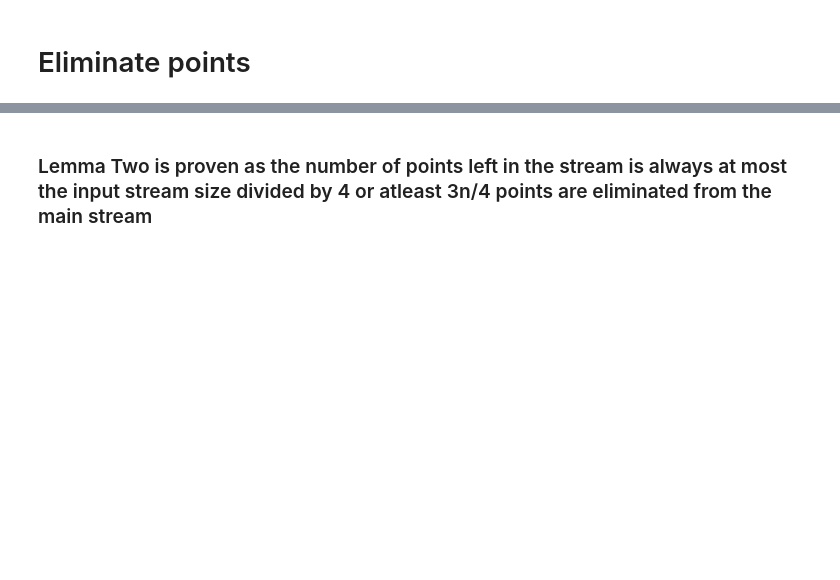
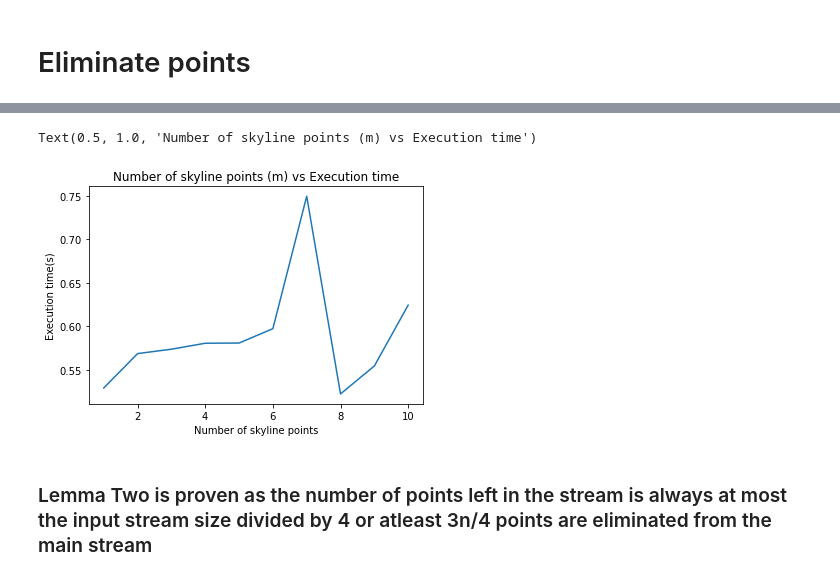
Before and after one commit to MSBGDA/Algorithms-for-BigData, a Jupyter notebook: skyline.ipynb, the cells around one changed output, grey strips where cells are left out. Drawn from its saved outputs; the diff is of its cells as text; code cells hidden in the pictures; blank space fills up the shorter version.

```diff
--- a/skyline.ipynb
+++ b/skyline.ipynb
@@ -136,0 +139,21 @@ There were  81  replacement done between the main stream and reservoir sample
+# %%
+import time
+import math
+#varying m, the number of skyline points
+
+sample = []
+exec_time = []
+size = 10000
+for m in range(1,11):
+    stream = generate_points(size)
+    sample.append(m)
+    tic = time.perf_counter()  # starts the timer
+    test = Eliminate(m)
+    reservoir_pts = test.reservoir_sample(stream)
+    sky_pts = test.dominate(stream,reservoir_pts)
+    output_stream = test.remove_point_stream(stream,sky_pts)
+    print(output_stream)
+    toc = time.perf_counter()
+    print("Execution time: ", toc - tic)
+    exec_time.append(toc - tic)
+    print()
@@ -137,3 +178,14 @@ There were  81  replacement done between the main stream and reservoir sample
+# %%
+from matplotlib import pyplot as plt
+
+fig = plt.figure()
+plt.plot(sample, exec_time)
+plt.xlabel('Number of skyline points')
+plt.ylabel('Execution time(s)')
+plt.title("Number of skyline points (m) vs Execution time")
+# %% [output]
+Text(0.5, 1.0, 'Number of skyline points (m) vs Execution time')
+[figure, added]
 # %% [markdown]
 ### Lemma Two is proven as the number of points left in the stream is always at most the input stream size divided by 4 or atleast 3n/4 points are eliminated from the main stream
 # %% [markdown]
```
Also changed, not shown: parts of 10 cells of this notebook.
